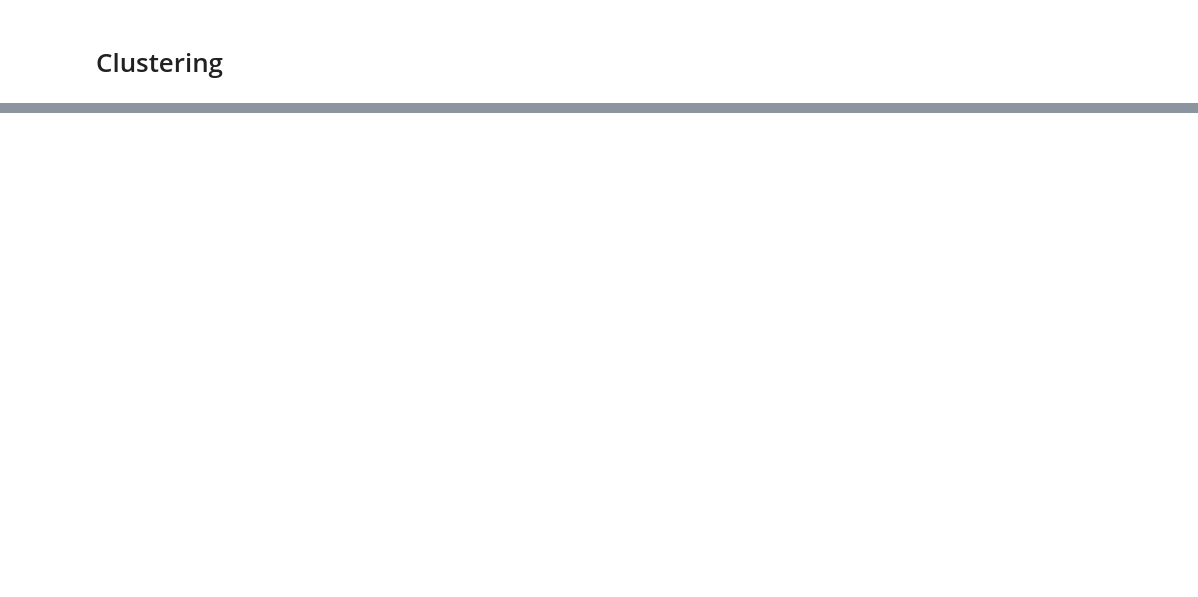
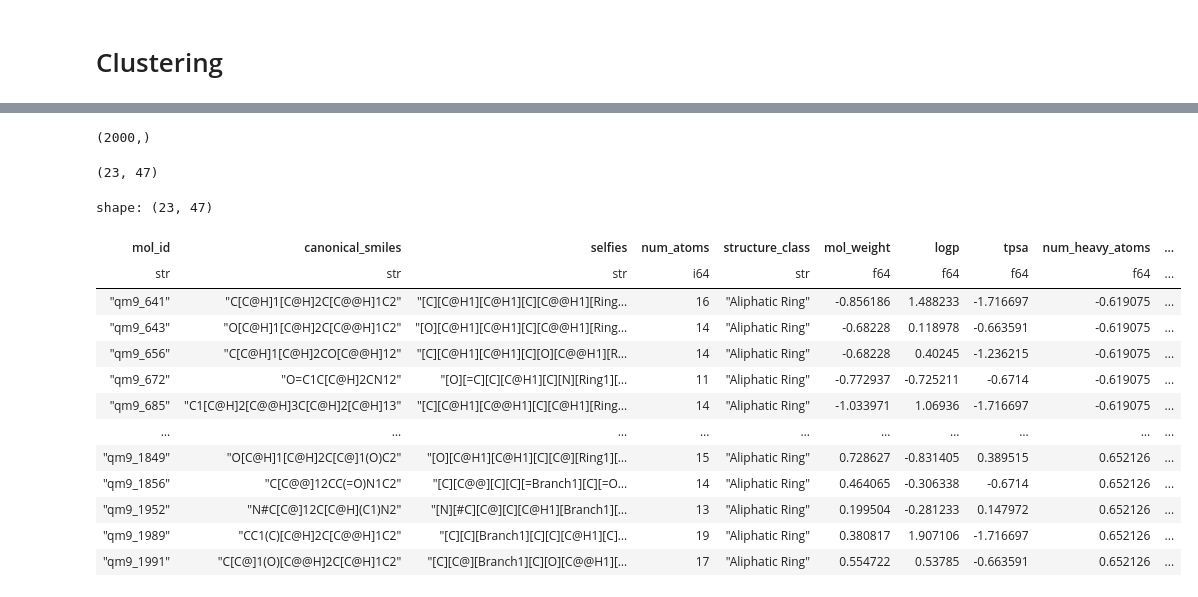
Before and after one commit to karlfindhansen/Non-Euclidean-Distances-in-Molecular-Representation, a Jupyter notebook: notebooks/QM9/descriptors.ipynb, the cells around one changed output, grey strips where cells are left out. Cells and saved outputs as stored; diff of their text form; code cells hidden in the pictures; blank space fills up the shorter version.

```diff
--- a/notebooks/QM9/descriptors.ipynb
+++ b/notebooks/QM9/descriptors.ipynb
@@ -131 +177,26 @@ loader.apply_scaling(cols, mode="fit_transform")
+# %%
+qm9.df['soap_embedding'].shape
+# %% [output]
+(2000,)
+# %%
+qm9.df.filter(pl.col('soap_embedding').is_null()).shape
+# %% [output]
+(23, 47)
+# %%
+qm9.df.filter(pl.col('soap_embedding').is_null())
+# %% [output]
+shape: (23, 47)
+| mol_id | canonical_smiles | selfies | num_atoms | structure_class | mol_weight | logp | tpsa | num_heavy_atoms | ... |
+| str | str | str | i64 | str | f64 | f64 | f64 | f64 | ... |
+| "qm9_641" | "C[C@H]1[C@H]2C[C@@H]1C2" | "[C][C@H1][C@H1][C][C@@H1][Ring… | 16 | "Aliphatic Ring" | -0.856186 | 1.488233 | -1.716697 | -0.619075 | ... |
+| "qm9_643" | "O[C@H]1[C@H]2C[C@@H]1C2" | "[O][C@H1][C@H1][C][C@@H1][Ring… | 14 | "Aliphatic Ring" | -0.68228 | 0.118978 | -0.663591 | -0.619075 | ... |
+| "qm9_656" | "C[C@H]1[C@H]2CO[C@@H]12" | "[C][C@H1][C@H1][C][O][C@@H1][R… | 14 | "Aliphatic Ring" | -0.68228 | 0.40245 | -1.236215 | -0.619075 | ... |
+| "qm9_672" | "O=C1C[C@H]2CN12" | "[O][=C][C][C@H1][C][N][Ring1][… | 11 | "Aliphatic Ring" | -0.772937 | -0.725211 | -0.6714 | -0.619075 | ... |
+| "qm9_685" | "C1[C@H]2[C@@H]3C[C@H]2[C@H]13" | "[C][C@H1][C@@H1][C][C@H1][Ring… | 14 | "Aliphatic Ring" | -1.033971 | 1.06936 | -1.716697 | -0.619075 | ... |
+| … | … | … | … | … | … | … | … | … | ... |
+| "qm9_1849" | "O[C@H]1[C@H]2C[C@]1(O)C2" | "[O][C@H1][C@H1][C][C@][Ring1][… | 15 | "Aliphatic Ring" | 0.728627 | -0.831405 | 0.389515 | 0.652126 | ... |
+| "qm9_1856" | "C[C@@]12CC(=O)N1C2" | "[C][C@@][C][C][=Branch1][C][=O… | 14 | "Aliphatic Ring" | 0.464065 | -0.306338 | -0.6714 | 0.652126 | ... |
+| "qm9_1952" | "N#C[C@]12C[C@H](C1)N2" | "[N][#C][C@][C][C@H1][Branch1][… | 13 | "Aliphatic Ring" | 0.199504 | -0.281233 | 0.147972 | 0.652126 | ... |
+| "qm9_1989" | "CC1(C)[C@H]2C[C@@H]1C2" | "[C][C][Branch1][C][C][C@H1][C]… | 19 | "Aliphatic Ring" | 0.380817 | 1.907106 | -1.716697 | 0.652126 | ... |
+| "qm9_1991" | "C[C@]1(O)[C@@H]2C[C@H]1C2" | "[C][C@][Branch1][C][O][C@@H1][… | 17 | "Aliphatic Ring" | 0.554722 | 0.53785 | -0.663591 | 0.652126 | ... |
 # %%
```
Also changed, not shown: parts of 10 cells of this notebook, 10 other files.
